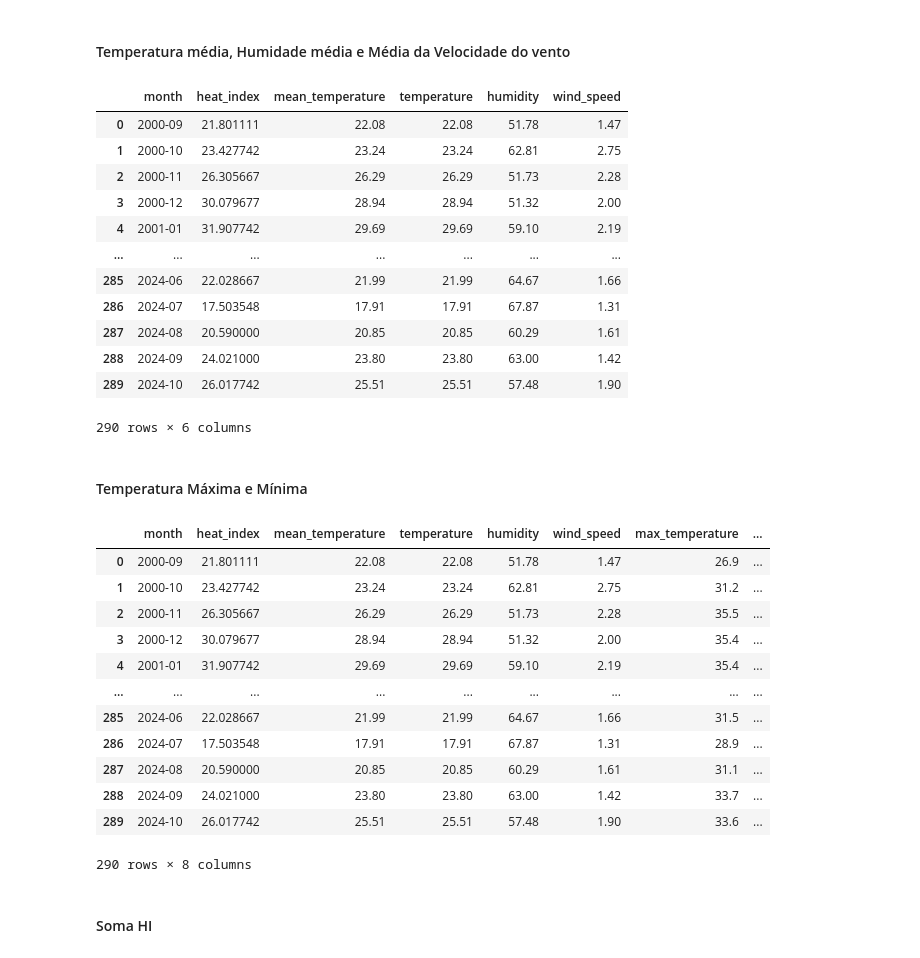
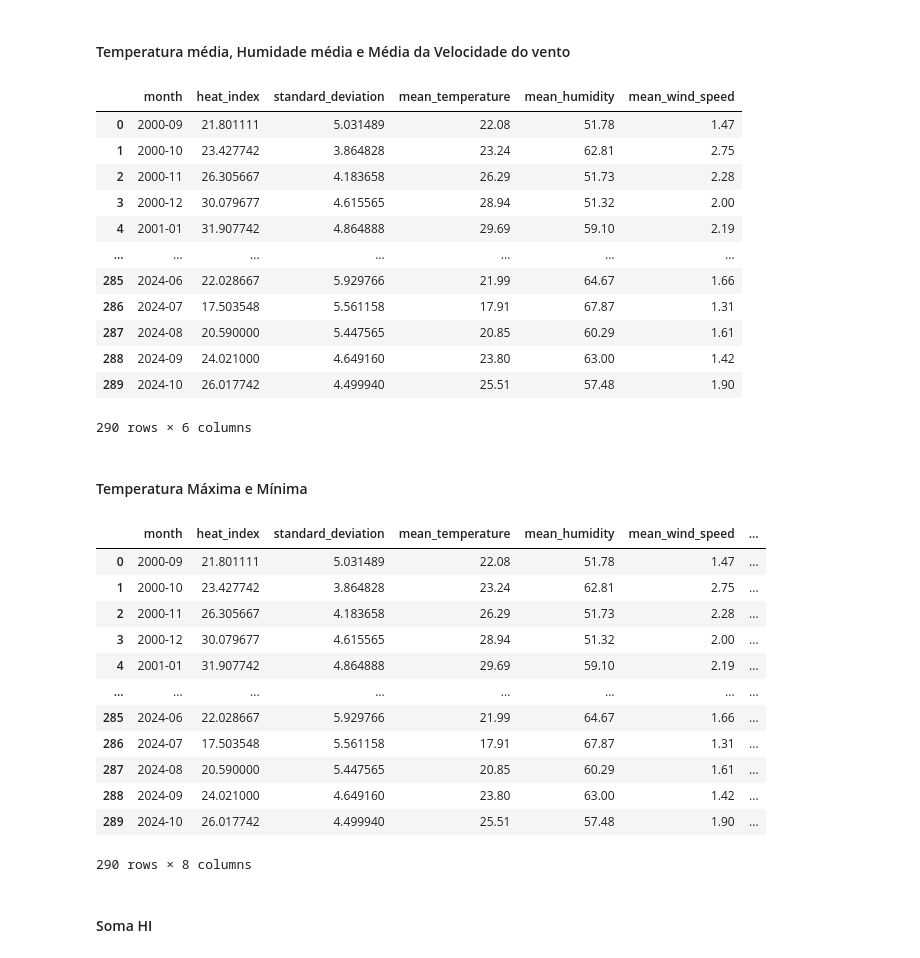
Before and after one commit to ThierrryScotto/trabalho_pratico, a Jupyter notebook: EDA_IMNET.ipynb, the cells around one changed output. Cells and saved outputs as stored; diff of their text form; code cells hidden in the pictures.

```diff
--- a/EDA_IMNET.ipynb
+++ b/EDA_IMNET.ipynb
@@ -558,0 +561,5 @@ monthly_df
+# %%
+standard_deviation = grouped_df.groupby('month')['heat_index'].std().reset_index()
+monthly_df['standard_deviation'] = standard_deviation['heat_index']
+
+monthly_df
@@ -561,31 +582,31 @@ monthly_df
 # %%
 monthly_mean = grouped_df.groupby('month').agg({
     'TEMPERATURA_DO_AR_BULBO_SECO_HORARIA_C': 'mean',
     'UMIDADE_RELATIVA_DO_AR_HORARIA_%': 'mean',
     'VENTO_VELOCIDADE_HORARIA_M/S': 'mean'
 }).reset_index()
 
 # Arredondando os resultados para 2 casas decimais
 monthly_mean = monthly_mean.round(2)
 
-monthly_df['temperature'] = monthly_mean['TEMPERATURA_DO_AR_BULBO_SECO_HORARIA_C']
-monthly_df['humidity'] = monthly_mean['UMIDADE_RELATIVA_DO_AR_HORARIA_%']
-monthly_df['wind_speed'] = monthly_mean['VENTO_VELOCIDADE_HORARIA_M/S']
+monthly_df['mean_temperature'] = monthly_mean['TEMPERATURA_DO_AR_BULBO_SECO_HORARIA_C']
+monthly_df['mean_humidity'] = monthly_mean['UMIDADE_RELATIVA_DO_AR_HORARIA_%']
+monthly_df['mean_wind_speed'] = monthly_mean['VENTO_VELOCIDADE_HORARIA_M/S']
 
 monthly_df
 # %% [output]
-|  | month | heat_index | mean_temperature | temperature | humidity | wind_speed |
-| 0 | 2000-09 | 21.801111 | 22.08 | 22.08 | 51.78 | 1.47 |
-| 1 | 2000-10 | 23.427742 | 23.24 | 23.24 | 62.81 | 2.75 |
-| 2 | 2000-11 | 26.305667 | 26.29 | 26.29 | 51.73 | 2.28 |
-| 3 | 2000-12 | 30.079677 | 28.94 | 28.94 | 51.32 | 2.00 |
-| 4 | 2001-01 | 31.907742 | 29.69 | 29.69 | 59.10 | 2.19 |
+|  | month | heat_index | standard_deviation | mean_temperature | mean_humidity | mean_wind_speed |
+| 0 | 2000-09 | 21.801111 | 5.031489 | 22.08 | 51.78 | 1.47 |
+| 1 | 2000-10 | 23.427742 | 3.864828 | 23.24 | 62.81 | 2.75 |
+| 2 | 2000-11 | 26.305667 | 4.183658 | 26.29 | 51.73 | 2.28 |
+| 3 | 2000-12 | 30.079677 | 4.615565 | 28.94 | 51.32 | 2.00 |
+| 4 | 2001-01 | 31.907742 | 4.864888 | 29.69 | 59.10 | 2.19 |
 | ... | ... | ... | ... | ... | ... | ... |
-| 285 | 2024-06 | 22.028667 | 21.99 | 21.99 | 64.67 | 1.66 |
-| 286 | 2024-07 | 17.503548 | 17.91 | 17.91 | 67.87 | 1.31 |
-| 287 | 2024-08 | 20.590000 | 20.85 | 20.85 | 60.29 | 1.61 |
-| 288 | 2024-09 | 24.021000 | 23.80 | 23.80 | 63.00 | 1.42 |
-| 289 | 2024-10 | 26.017742 | 25.51 | 25.51 | 57.48 | 1.90 |
+| 285 | 2024-06 | 22.028667 | 5.929766 | 21.99 | 64.67 | 1.66 |
+| 286 | 2024-07 | 17.503548 | 5.561158 | 17.91 | 67.87 | 1.31 |
+| 287 | 2024-08 | 20.590000 | 5.447565 | 20.85 | 60.29 | 1.61 |
+| 288 | 2024-09 | 24.021000 | 4.649160 | 23.80 | 63.00 | 1.42 |
+| 289 | 2024-10 | 26.017742 | 4.499940 | 25.51 | 57.48 | 1.90 |
 290 rows × 6 columns
 # %% [markdown]
 #### Temperatura Máxima e Mínima
@@ -598,18 +619,18 @@ monthly_df['min_temperature'] = min_temp['TEMPERATURA_DO_AR_BULBO_SECO_HORARIA_C
 
 monthly_df
 # %% [output]
-|  | month | heat_index | mean_temperature | temperature | humidity | wind_speed | max_temperature | ... |
-| 0 | 2000-09 | 21.801111 | 22.08 | 22.08 | 51.78 | 1.47 | 26.9 | ... |
-| 1 | 2000-10 | 23.427742 | 23.24 | 23.24 | 62.81 | 2.75 | 31.2 | ... |
-| 2 | 2000-11 | 26.305667 | 26.29 | 26.29 | 51.73 | 2.28 | 35.5 | ... |
-| 3 | 2000-12 | 30.079677 | 28.94 | 28.94 | 51.32 | 2.00 | 35.4 | ... |
-| 4 | 2001-01 | 31.907742 | 29.69 | 29.69 | 59.10 | 2.19 | 35.4 | ... |
-| ... | ... | ... | ... | ... | ... | ... | ... | ... |
-| 285 | 2024-06 | 22.028667 | 21.99 | 21.99 | 64.67 | 1.66 | 31.5 | ... |
-| 286 | 2024-07 | 17.503548 | 17.91 | 17.91 | 67.87 | 1.31 | 28.9 | ... |
-| 287 | 2024-08 | 20.590000 | 20.85 | 20.85 | 60.29 | 1.61 | 31.1 | ... |
-| 288 | 2024-09 | 24.021000 | 23.80 | 23.80 | 63.00 | 1.42 | 33.7 | ... |
-| 289 | 2024-10 | 26.017742 | 25.51 | 25.51 | 57.48 | 1.90 | 33.6 | ... |
+|  | month | heat_index | standard_deviation | mean_temperature | mean_humidity | mean_wind_speed | ... |
+| 0 | 2000-09 | 21.801111 | 5.031489 | 22.08 | 51.78 | 1.47 | ... |
+| 1 | 2000-10 | 23.427742 | 3.864828 | 23.24 | 62.81 | 2.75 | ... |
+| 2 | 2000-11 | 26.305667 | 4.183658 | 26.29 | 51.73 | 2.28 | ... |
+| 3 | 2000-12 | 30.079677 | 4.615565 | 28.94 | 51.32 | 2.00 | ... |
+| 4 | 2001-01 | 31.907742 | 4.864888 | 29.69 | 59.10 | 2.19 | ... |
+| ... | ... | ... | ... | ... | ... | ... | ... |
+| 285 | 2024-06 | 22.028667 | 5.929766 | 21.99 | 64.67 | 1.66 | ... |
+| 286 | 2024-07 | 17.503548 | 5.561158 | 17.91 | 67.87 | 1.31 | ... |
+| 287 | 2024-08 | 20.590000 | 5.447565 | 20.85 | 60.29 | 1.61 | ... |
+| 288 | 2024-09 | 24.021000 | 4.649160 | 23.80 | 63.00 | 1.42 | ... |
+| 289 | 2024-10 | 26.017742 | 4.499940 | 25.51 | 57.48 | 1.90 | ... |
 290 rows × 8 columns
 # %% [markdown]
 #### Soma HI
```
Also changed, not shown: parts of 11 cells of this notebook.
